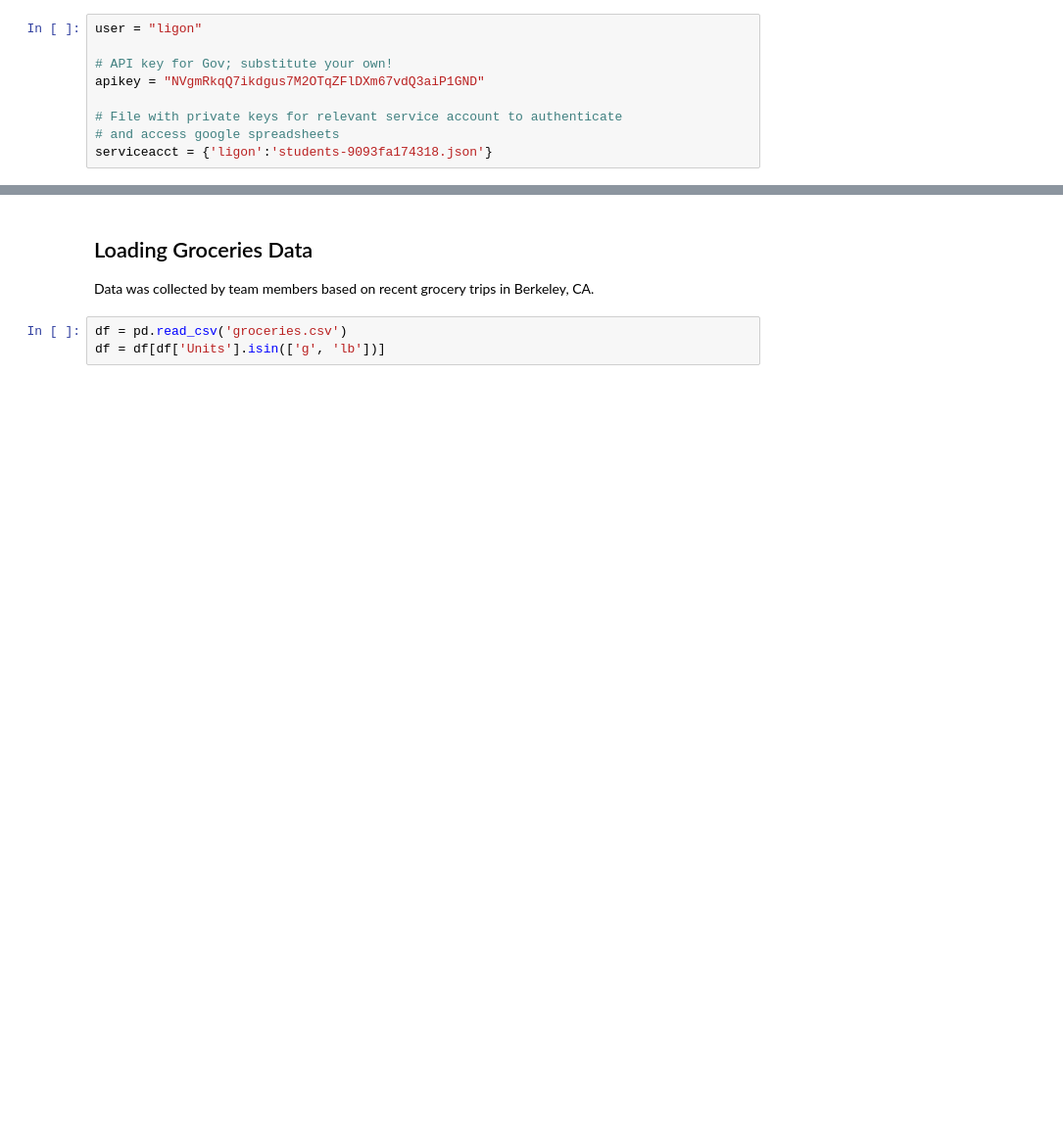
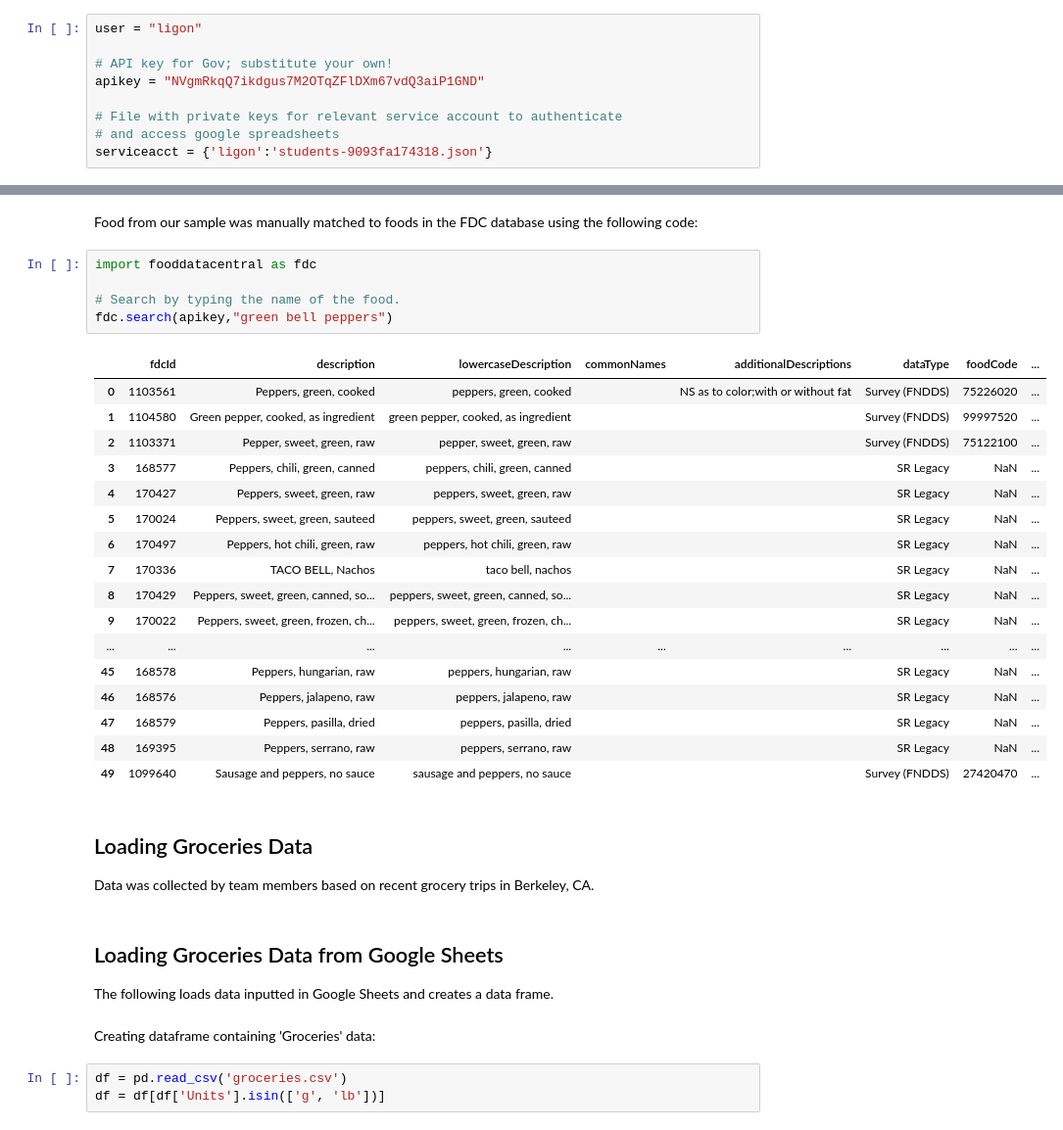
Before and after one commit to singcheerto/EEP153_Project2, a Jupyter notebook: project2.ipynb, the cells around one changed output, grey strips where cells are left out. Shown: that part at 98% size. Drawn from its saved outputs; the diff is of its cells as text; blank space fills up the shorter version.

```diff
--- a/project2.ipynb
+++ b/project2.ipynb
@@ -38,6 +60,37 @@ serviceacct = {'ligon':'students-9093fa174318.json'}
+# %% [markdown]
+Food from our sample was manually matched to foods in the FDC database using the following code:
+# %%
+import fooddatacentral as fdc
+
+# Search by typing the name of the food.
+fdc.search(apikey,"green bell peppers")
+# %% [output]
+|  | fdcId | description | lowercaseDescription | commonNames | additionalDescriptions | dataType | foodCode | ... |
+| 0 | 1103561 | Peppers, green, cooked | peppers, green, cooked |  | NS as to color;with or without fat | Survey (FNDDS) | 75226020 | ... |
+| 1 | 1104580 | Green pepper, cooked, as ingredient | green pepper, cooked, as ingredient |  |  | Survey (FNDDS) | 99997520 | ... |
+| 2 | 1103371 | Pepper, sweet, green, raw | pepper, sweet, green, raw |  |  | Survey (FNDDS) | 75122100 | ... |
+| 3 | 168577 | Peppers, chili, green, canned | peppers, chili, green, canned |  |  | SR Legacy | NaN | ... |
+| 4 | 170427 | Peppers, sweet, green, raw | peppers, sweet, green, raw |  |  | SR Legacy | NaN | ... |
+| 5 | 170024 | Peppers, sweet, green, sauteed | peppers, sweet, green, sauteed |  |  | SR Legacy | NaN | ... |
+| 6 | 170497 | Peppers, hot chili, green, raw | peppers, hot chili, green, raw |  |  | SR Legacy | NaN | ... |
+| 7 | 170336 | TACO BELL, Nachos | taco bell, nachos |  |  | SR Legacy | NaN | ... |
+| 8 | 170429 | Peppers, sweet, green, canned, so... | peppers, sweet, green, canned, so... |  |  | SR Legacy | NaN | ... |
+| 9 | 170022 | Peppers, sweet, green, frozen, ch... | peppers, sweet, green, frozen, ch... |  |  | SR Legacy | NaN | ... |
+| ... | ... | ... | ... | ... | ... | ... | ... | ... |
+| 45 | 168578 | Peppers, hungarian, raw | peppers, hungarian, raw |  |  | SR Legacy | NaN | ... |
+| 46 | 168576 | Peppers, jalapeno, raw | peppers, jalapeno, raw |  |  | SR Legacy | NaN | ... |
+| 47 | 168579 | Peppers, pasilla, dried | peppers, pasilla, dried |  |  | SR Legacy | NaN | ... |
+| 48 | 169395 | Peppers, serrano, raw | peppers, serrano, raw |  |  | SR Legacy | NaN | ... |
+| 49 | 1099640 | Sausage and peppers, no sauce | sausage and peppers, no sauce |  |  | Survey (FNDDS) | 27420470 | ... |
 # %% [markdown]
 ## Loading Groceries Data
 Data was collected by team members based on recent grocery trips in Berkeley, CA.
+# %% [markdown]
+## Loading Groceries Data from Google Sheets
+
+The following loads data inputted in Google Sheets and creates a data frame.
+# %% [markdown]
+Creating dataframe containing 'Groceries' data:
 # %%
 df = pd.read_csv('groceries.csv')
 df = df[df['Units'].isin(['g', 'lb'])]
```
Also changed, not shown: parts of 26 cells of this notebook, 2 other files.
